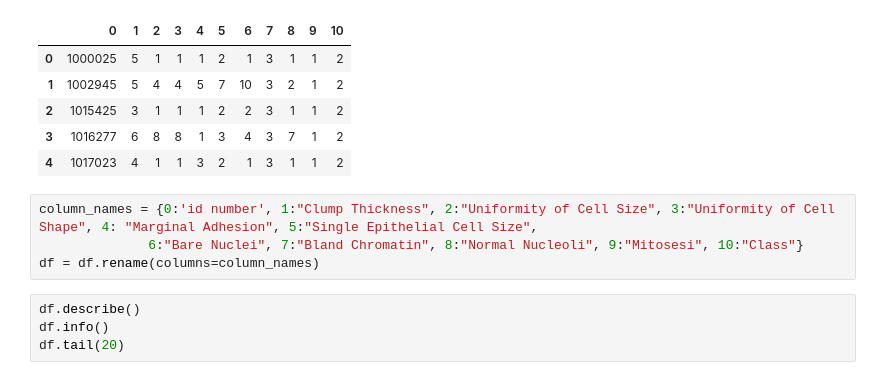
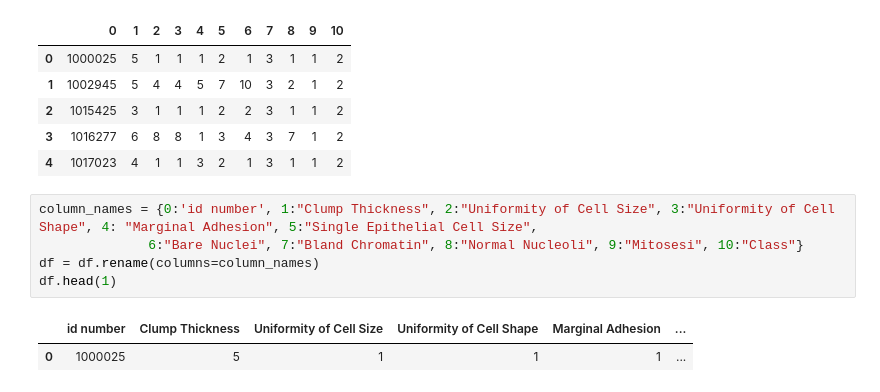
Before and after one commit to Faithie30/PREDICT-BREAST-CANCER, a Jupyter notebook: Breast Cancer Prediction.ipynb, the cells around one changed output. Saved outputs shown, nothing was run; the diff lists cells and outputs as text.

```diff
--- a/Breast Cancer Prediction.ipynb
+++ b/Breast Cancer Prediction.ipynb
@@ -22,8 +25,8 @@ df.head(5)
 # %%
 column_names = {0:'id number', 1:"Clump Thickness", 2:"Uniformity of Cell Size", 3:"Uniformity of Cell Shape", 4: "Marginal Adhesion", 5:"Single Epithelial Cell Size",
               6:"Bare Nuclei", 7:"Bland Chromatin", 8:"Normal Nucleoli", 9:"Mitosesi", 10:"Class"}
 df = df.rename(columns=column_names)
+df.head(1)
+# %% [output]
+|  | id number | Clump Thickness | Uniformity of Cell Size | Uniformity of Cell Shape | Marginal Adhesion | ... |
+| 0 | 1000025 | 5 | 1 | 1 | 1 | ... |
-# %%
-df.describe()
-df.info()
-df.tail(20)
```
Also changed, not shown: parts of 18 cells of this notebook.
